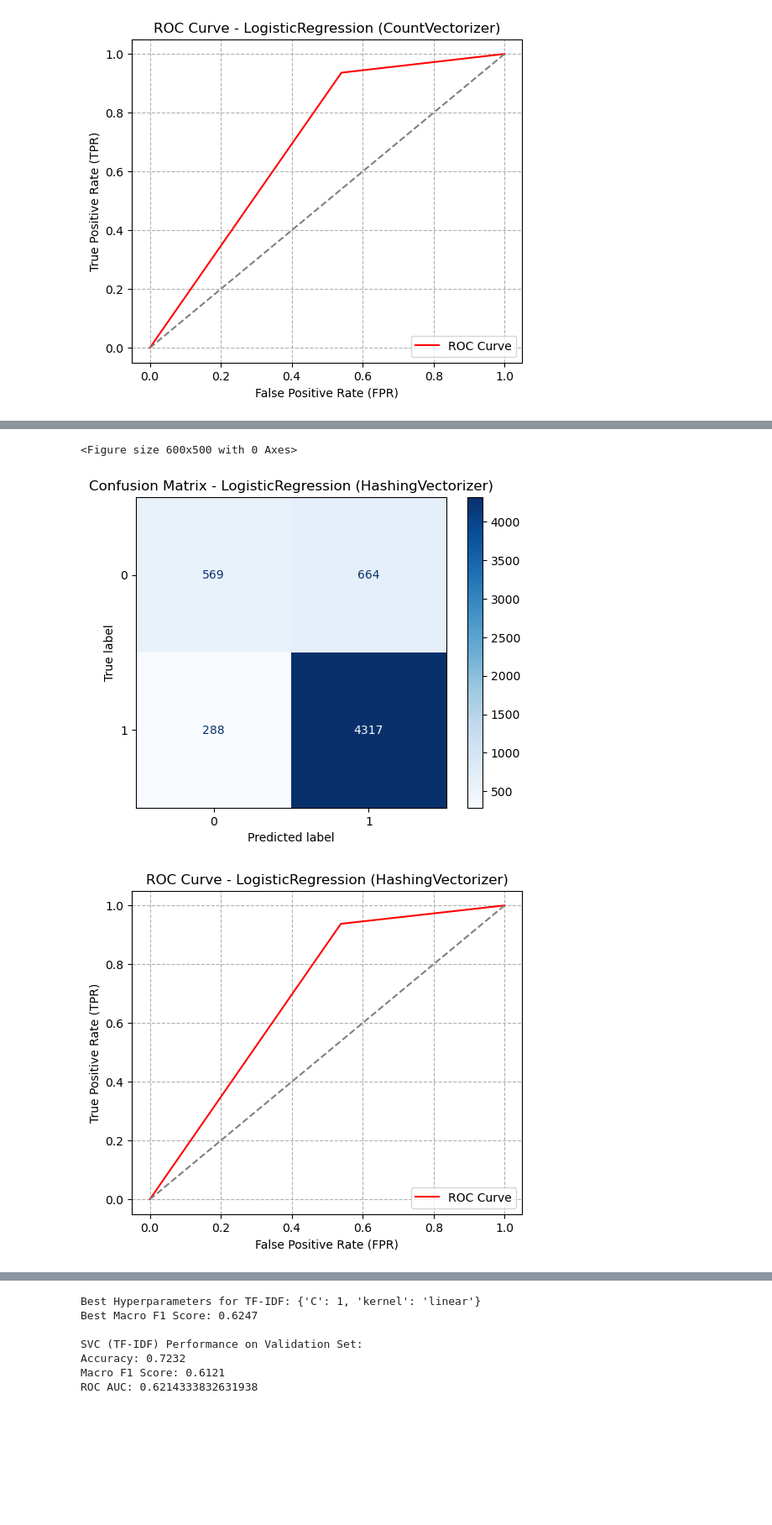
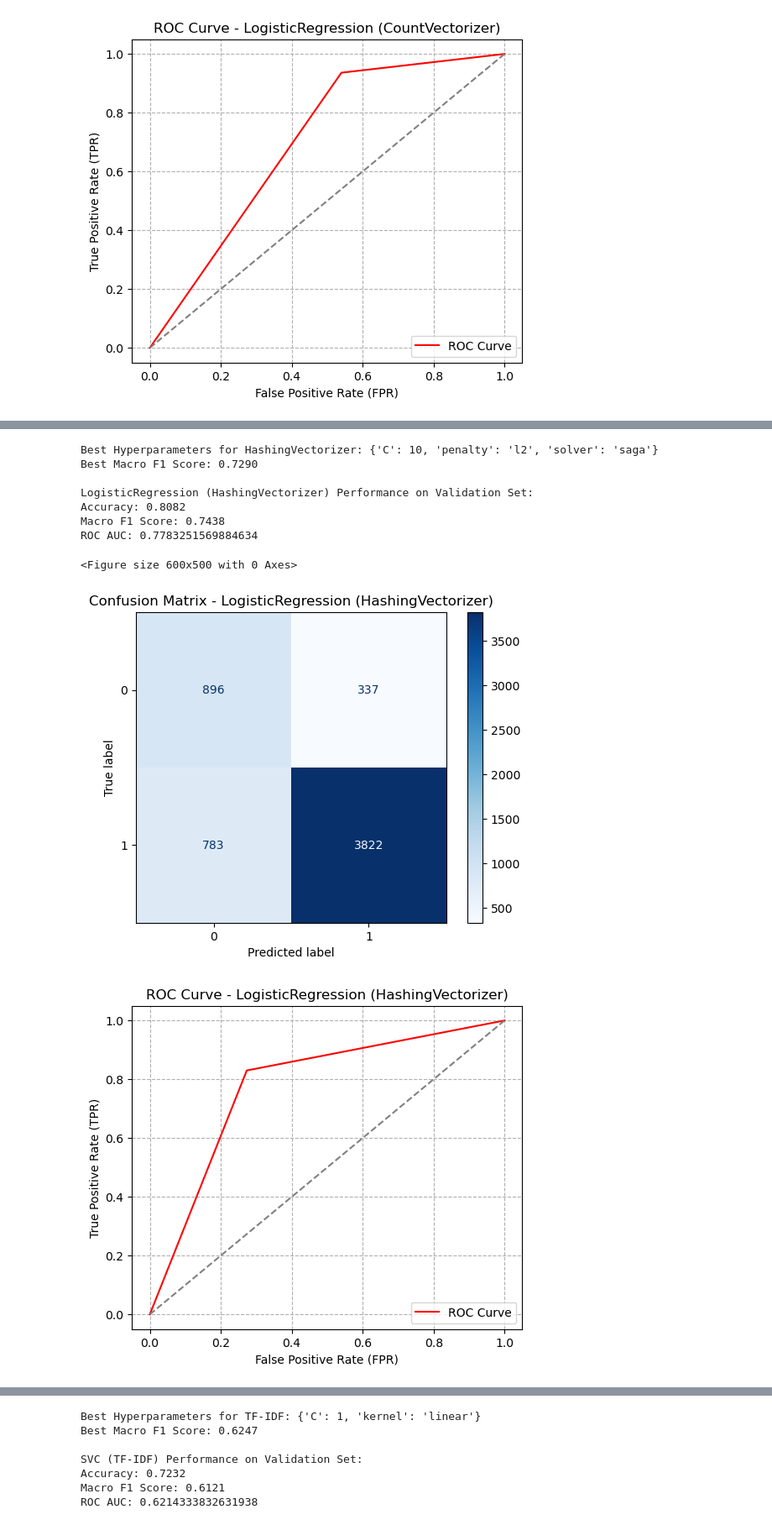
Before and after one commit to abbyirish3/MachineLearning-StatisticalAnalysis, a Jupyter notebook: Amazon_Reviews_Project.ipynb, the cells around one changed output, grey strips where cells are left out. Shown at 84% size. Drawn from its saved outputs; the diff is of its cells as text; code cells hidden in the pictures; blank space fills up the shorter version.

```diff
--- a/Amazon_Reviews_Project.ipynb
+++ b/Amazon_Reviews_Project.ipynb
@@ -259,12 +236,17 @@ ROC AUC: 0.6980051831950356
 # %%
 # tune HashingVectorizer LR hyperparameters
 lr_param_grid = {
-    "C": [0.1, 1.5, 5, 15, 16, 25, 50],  # Regularization strength
-    "penalty": ["l2"],  # L1/L2 Regularization
+    "C": [0.05, 0.1, 0.5, 1, 1.5, 5, 10, 11, 15, 16, 20],
+    "penalty": ["l2"],
     "solver": ["saga"]
 }
-
+# report on one validation set (20% of data)
 X_train_hash_sub, X_val_hash, y_train_sub, y_val = train_test_split(
     X_train_hash, y_train_cutoff1, test_size=0.2, random_state=42)
-tune_model(X_train_hash_sub, y_train_sub, X_val_hash, y_val, "HashingVectorizer", LogisticRegression(max_iter=5000), lr_param_grid)
+
+# tune the model and report metrics
+best_model = tune_model(X_train_hash_sub, y_train_sub, X_val_hash, y_val,
+                        "HashingVectorizer",
+                        LogisticRegression(max_iter=5000, class_weight="balanced"),
+                        lr_param_grid)
 # %% [output]
@@ -278,4 +270,11 @@ ROC AUC: 0.6994676790011914
-<Figure size 600x500 with 0 Axes>
+Best Hyperparameters for HashingVectorizer: {'C': 10, 'penalty': 'l2', 'solver': 'saga'}
+Best Macro F1 Score: 0.7290
+
+LogisticRegression (HashingVectorizer) Performance on Validation Set:
+Accuracy: 0.8082
+Macro F1 Score: 0.7438
+ROC AUC: 0.7783251569884634
+<Figure size 600x500 with 0 Axes>
-[figure, old version]
+[figure, new version]
-[figure, old version]
+[figure, new version]
 # %% [markdown]
```
Also changed, not shown: parts of 103 cells of this notebook.
